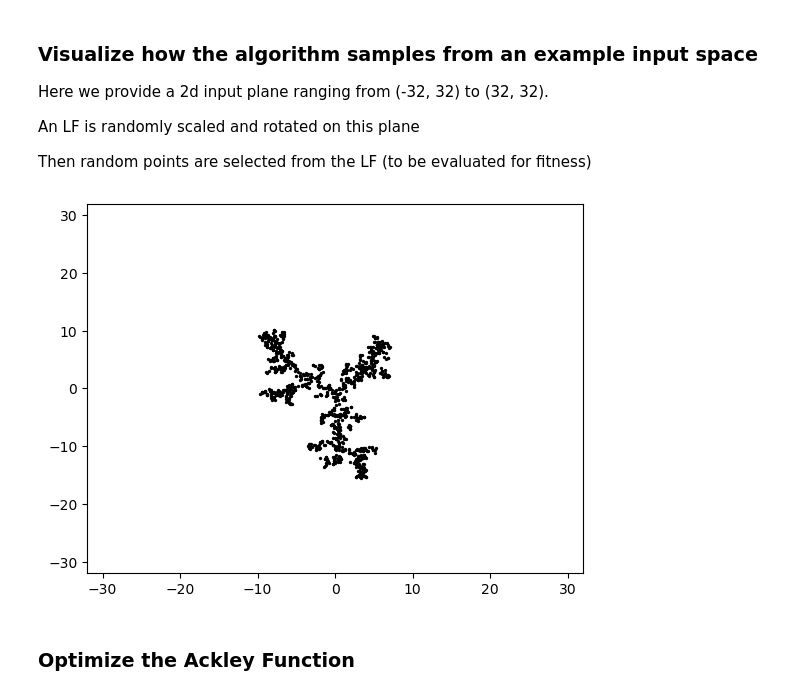
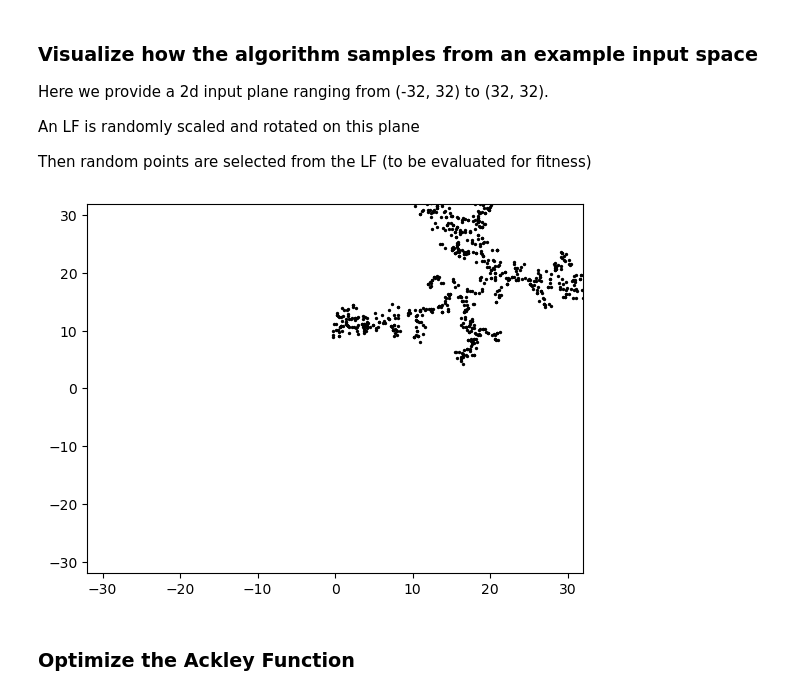
Before and after one commit to tachophobia/ISEF2425, a Jupyter notebook: lichtenberg_optimization.ipynb, the cells around one changed output. Saved outputs shown, nothing was run; the diff lists cells and outputs as text; code cells hidden in the pictures.

```diff
--- a/lichtenberg_optimization.ipynb
+++ b/lichtenberg_optimization.ipynb
@@ -24,17 +24,17 @@ An LF is randomly scaled and rotated on this plane
 Then random points are selected from the LF (to be evaluated for fitness)
 # %%
 grid = np.load('figure2d.npy')
-lf = LichtenbergFigure(grid, (-32, 32))
+lf = LichtenbergFigure(grid, (0, 0), (-32, 32))
 
-lf.rand_transform()
+lf.rand_transform((20, 20))
 samples = lf.sample(1000)
 x, y = zip(*samples)
 plt.scatter(x, y, s=2, c='k')
 plt.xlim(-32, 32)
 plt.ylim(-32, 32)
 plt.show()
 # %% [output]
-[figure, old version]
+[figure, new version]
 # %% [markdown]
 ### Optimize the Ackley Function
 # %%
```
Also changed, not shown: parts of 2 cells of this notebook.
